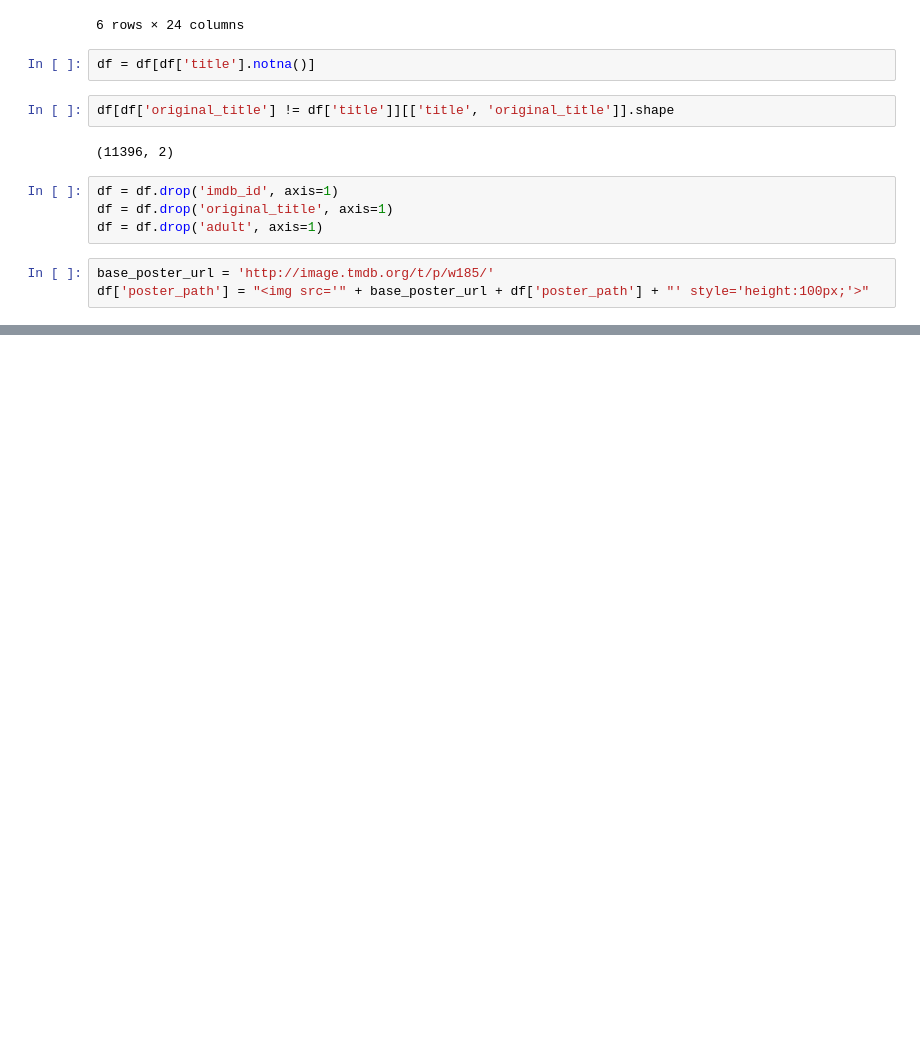
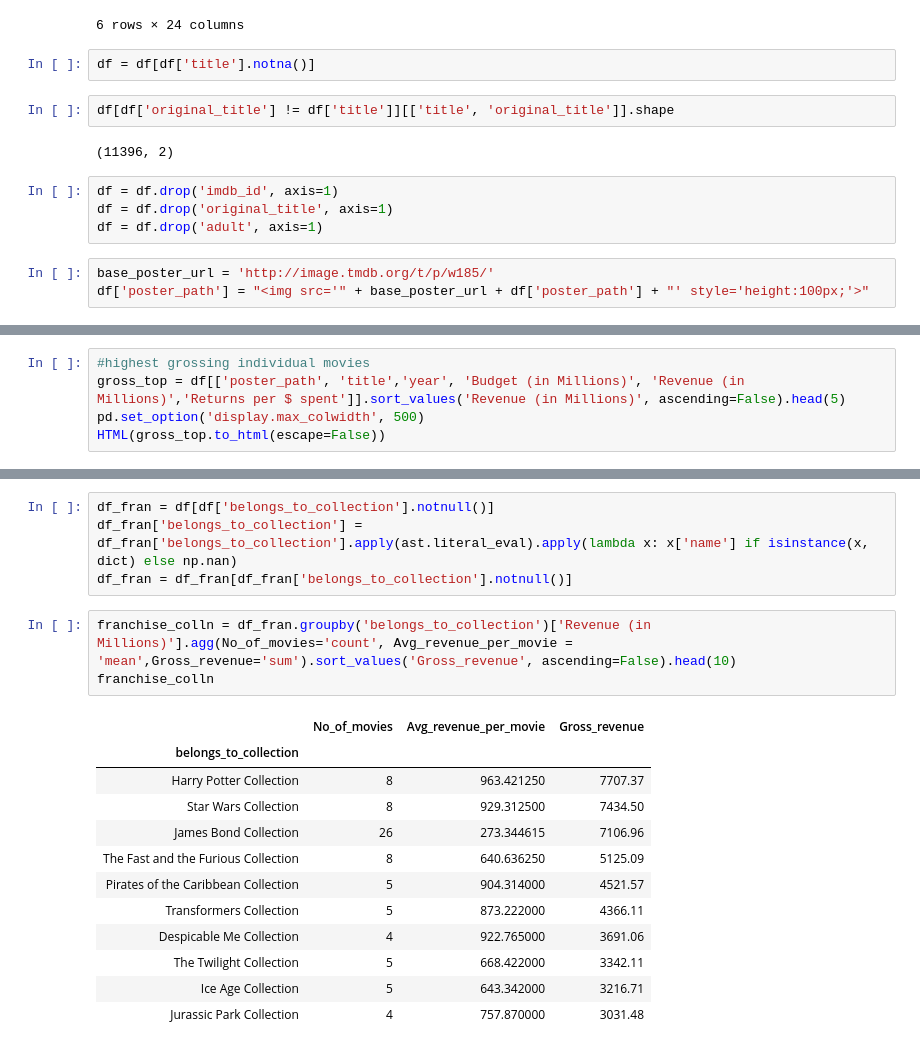
Before and after one commit to sanjay033/Movie-Recommendation, a Jupyter notebook: Movie Recommendation Engine.ipynb, the cells around one changed output, grey strips where cells are left out. Drawn from its saved outputs; the diff is of its cells as text; blank space fills up the shorter version.

```diff
--- a/Movie Recommendation Engine.ipynb
+++ b/Movie Recommendation Engine.ipynb
@@ -127,0 +183,5 @@ The final dataset has 45460 rows and 21columns
+# %%
+#highest grossing individual movies
+gross_top = df[['poster_path', 'title','year', 'Budget (in Millions)', 'Revenue (in Millions)','Returns per $ spent']].sort_values('Revenue (in Millions)', ascending=False).head(5)
+pd.set_option('display.max_colwidth', 500)
+HTML(gross_top.to_html(escape=False))
@@ -127,0 +190,20 @@ The final dataset has 45460 rows and 21columns
+# %%
+df_fran = df[df['belongs_to_collection'].notnull()]
+df_fran['belongs_to_collection'] = df_fran['belongs_to_collection'].apply(ast.literal_eval).apply(lambda x: x['name'] if isinstance(x, dict) else np.nan)
+df_fran = df_fran[df_fran['belongs_to_collection'].notnull()]
+# %%
+franchise_colln = df_fran.groupby('belongs_to_collection')['Revenue (in Millions)'].agg(No_of_movies='count', Avg_revenue_per_movie = 'mean',Gross_revenue='sum').sort_values('Gross_revenue', ascending=False).head(10)
+franchise_colln
+# %% [output]
+|  | No_of_movies | Avg_revenue_per_movie | Gross_revenue |
+| belongs_to_collection |  |  |  |
+| Harry Potter Collection | 8 | 963.421250 | 7707.37 |
+| Star Wars Collection | 8 | 929.312500 | 7434.50 |
+| James Bond Collection | 26 | 273.344615 | 7106.96 |
+| The Fast and the Furious Collection | 8 | 640.636250 | 5125.09 |
+| Pirates of the Caribbean Collection | 5 | 904.314000 | 4521.57 |
+| Transformers Collection | 5 | 873.222000 | 4366.11 |
+| Despicable Me Collection | 4 | 922.765000 | 3691.06 |
+| The Twilight Collection | 5 | 668.422000 | 3342.11 |
+| Ice Age Collection | 5 | 643.342000 | 3216.71 |
+| Jurassic Park Collection | 4 | 757.870000 | 3031.48 |
```
Also changed, not shown: parts of 23 cells of this notebook.
